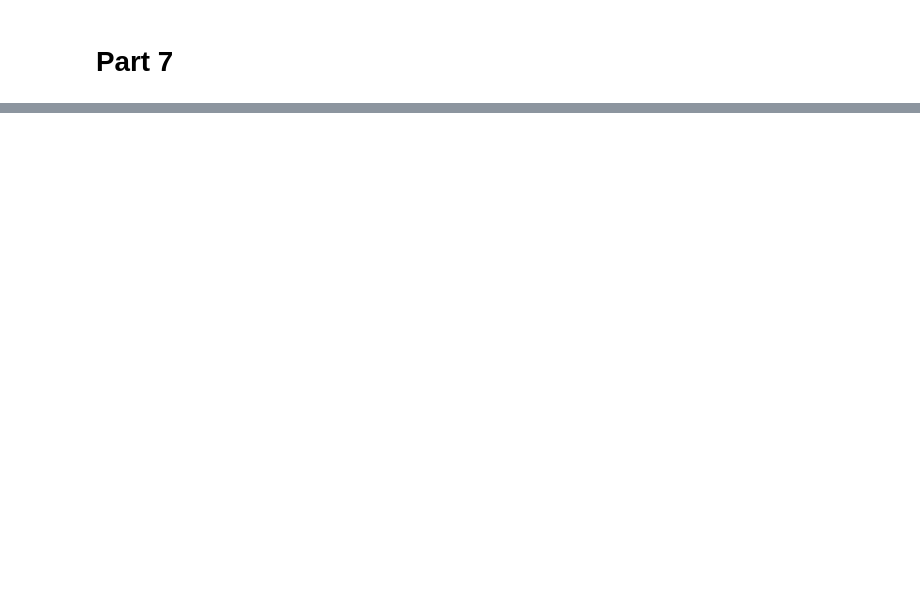
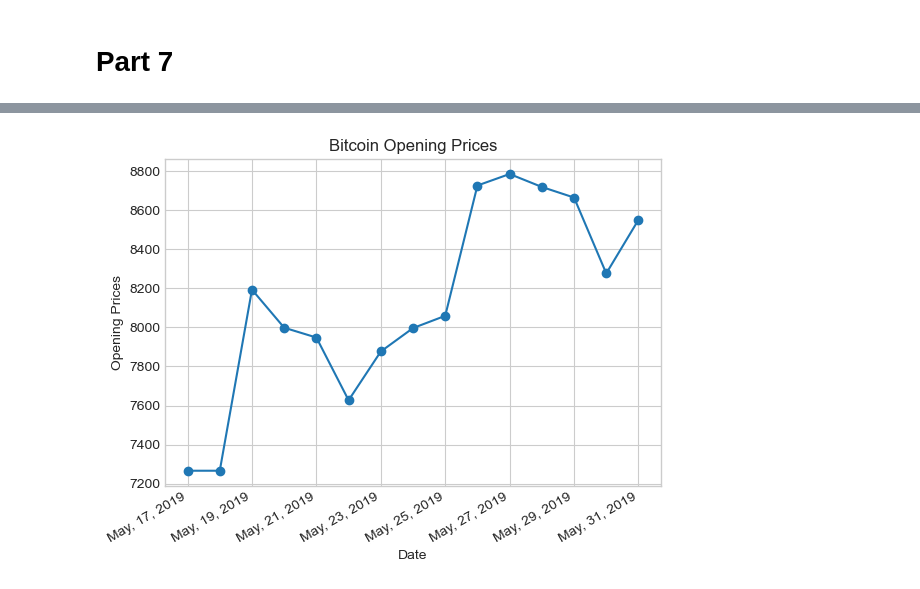
Before and after one commit to alimasyhuriasghor/analyzing-data, a Jupyter notebook: part 7.ipynb, the cells around one changed output, grey strips where cells are left out. Cells and saved outputs as stored; diff of their text form; code cells hidden in the pictures; blank space fills up the shorter version.

```diff
--- a/part 7.ipynb
+++ b/part 7.ipynb
@@ -90,0 +77,22 @@ plt.show()
+# %%
+data = pd.read_csv('data7.csv')
+data['Date'] = pd.to_datetime(data['Date'])
+data.sort_values('Date', inplace=True)
+
+date = data['Date']
+opening_price = data['Open']
+
+plt.plot_date(date, opening_price, linestyle='solid')
+
+plt.gcf().autofmt_xdate()
+
+date_formatter = mpl_dates.DateFormatter('%b, %d, %Y')
+plt.gca().xaxis.set_major_formatter(date_formatter)
+
+plt.title('Bitcoin Opening Prices')
+plt.xlabel('Date')
+plt.ylabel('Opening Prices')
+
+plt.show()
+# %% [output]
+[figure, added]
```
Also changed, not shown: parts of 10 cells of this notebook, 1 other file.
